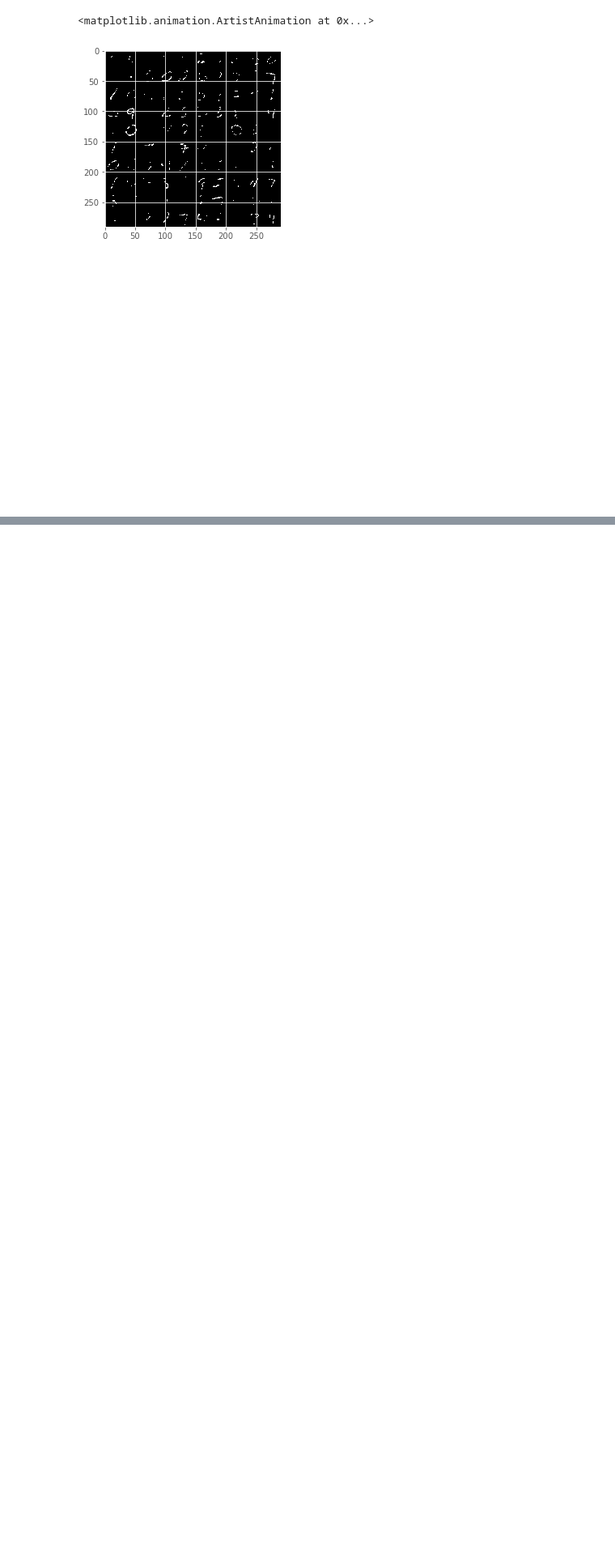
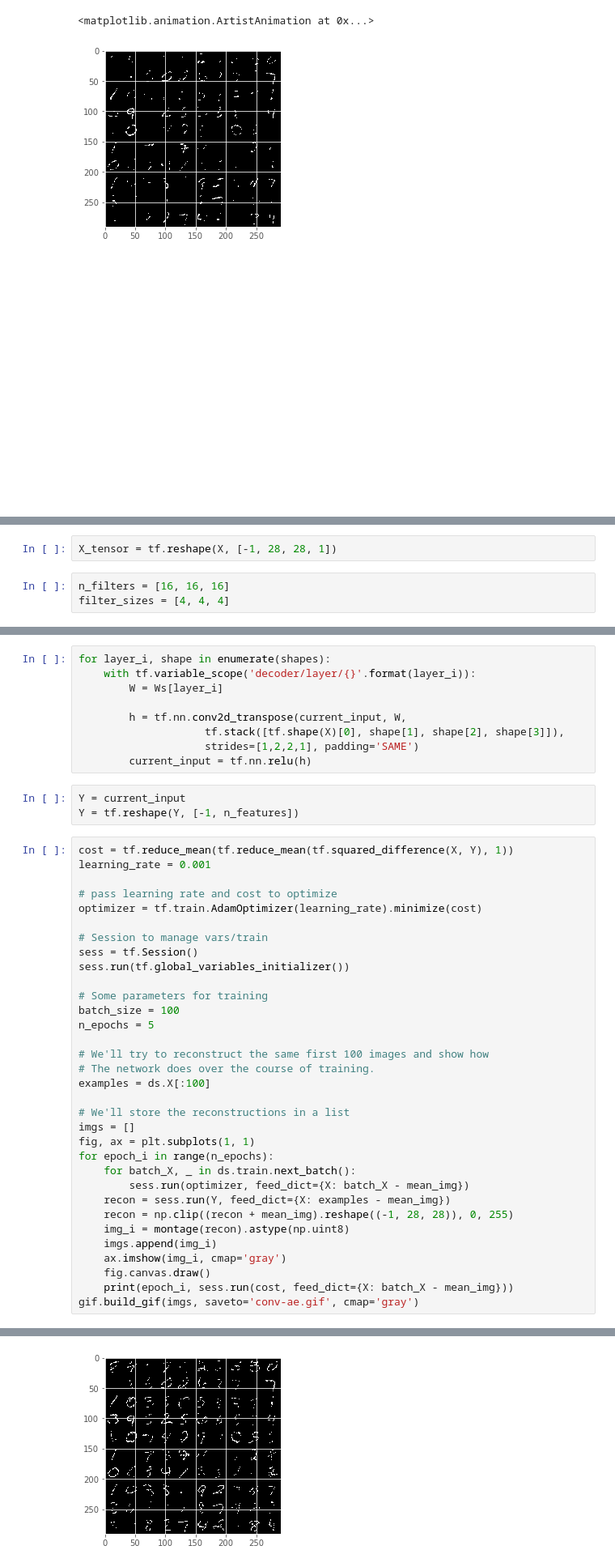
Before and after one commit to jamiecwebber/KadenzeTensorflow, a Jupyter notebook: Chapter 3.ipynb, the cells around one changed output, grey strips where cells are left out. Shown at 81% size. Cells and saved outputs as stored; diff of their text form; blank space fills up the shorter version.

```diff
--- a/Chapter 3.ipynb
+++ b/Chapter 3.ipynb
@@ -195,0 +201,5 @@ height=500, width=500)
+# %%
+X_tensor = tf.reshape(X, [-1, 28, 28, 1])
+# %%
+n_filters = [16, 16, 16]
+filter_sizes = [4, 4, 4]
@@ -195,0 +243,46 @@ height=500, width=500)
+# %%
+for layer_i, shape in enumerate(shapes):
+    with tf.variable_scope('decoder/layer/{}'.format(layer_i)):
+        W = Ws[layer_i]
+
+        h = tf.nn.conv2d_transpose(current_input, W,
+                    tf.stack([tf.shape(X)[0], shape[1], shape[2], shape[3]]),
+                    strides=[1,2,2,1], padding='SAME')
+        current_input = tf.nn.relu(h)
+# %%
+Y = current_input
+Y = tf.reshape(Y, [-1, n_features])
+# %%
+cost = tf.reduce_mean(tf.reduce_mean(tf.squared_difference(X, Y), 1))
+learning_rate = 0.001
+
+# pass learning rate and cost to optimize
+optimizer = tf.train.AdamOptimizer(learning_rate).minimize(cost)
+
+# Session to manage vars/train
+sess = tf.Session()
+sess.run(tf.global_variables_initializer())
+
+# Some parameters for training
+batch_size = 100
+n_epochs = 5
+
+# We'll try to reconstruct the same first 100 images and show how
+# The network does over the course of training.
+examples = ds.X[:100]
+
+# We'll store the reconstructions in a list
+imgs = []
+fig, ax = plt.subplots(1, 1)
+for epoch_i in range(n_epochs):
+    for batch_X, _ in ds.train.next_batch():
+        sess.run(optimizer, feed_dict={X: batch_X - mean_img})
+    recon = sess.run(Y, feed_dict={X: examples - mean_img})
+    recon = np.clip((recon + mean_img).reshape((-1, 28, 28)), 0, 255)
+    img_i = montage(recon).astype(np.uint8)
+    imgs.append(img_i)
+    ax.imshow(img_i, cmap='gray')
+    fig.canvas.draw()
+    print(epoch_i, sess.run(cost, feed_dict={X: batch_X - mean_img}))
+gif.build_gif(imgs, saveto='conv-ae.gif', cmap='gray')
+# %% [output]
@@ -195,0 +296 @@ height=500, width=500)
+[figure, added]
```
Also changed, not shown: parts of 12 cells of this notebook.
